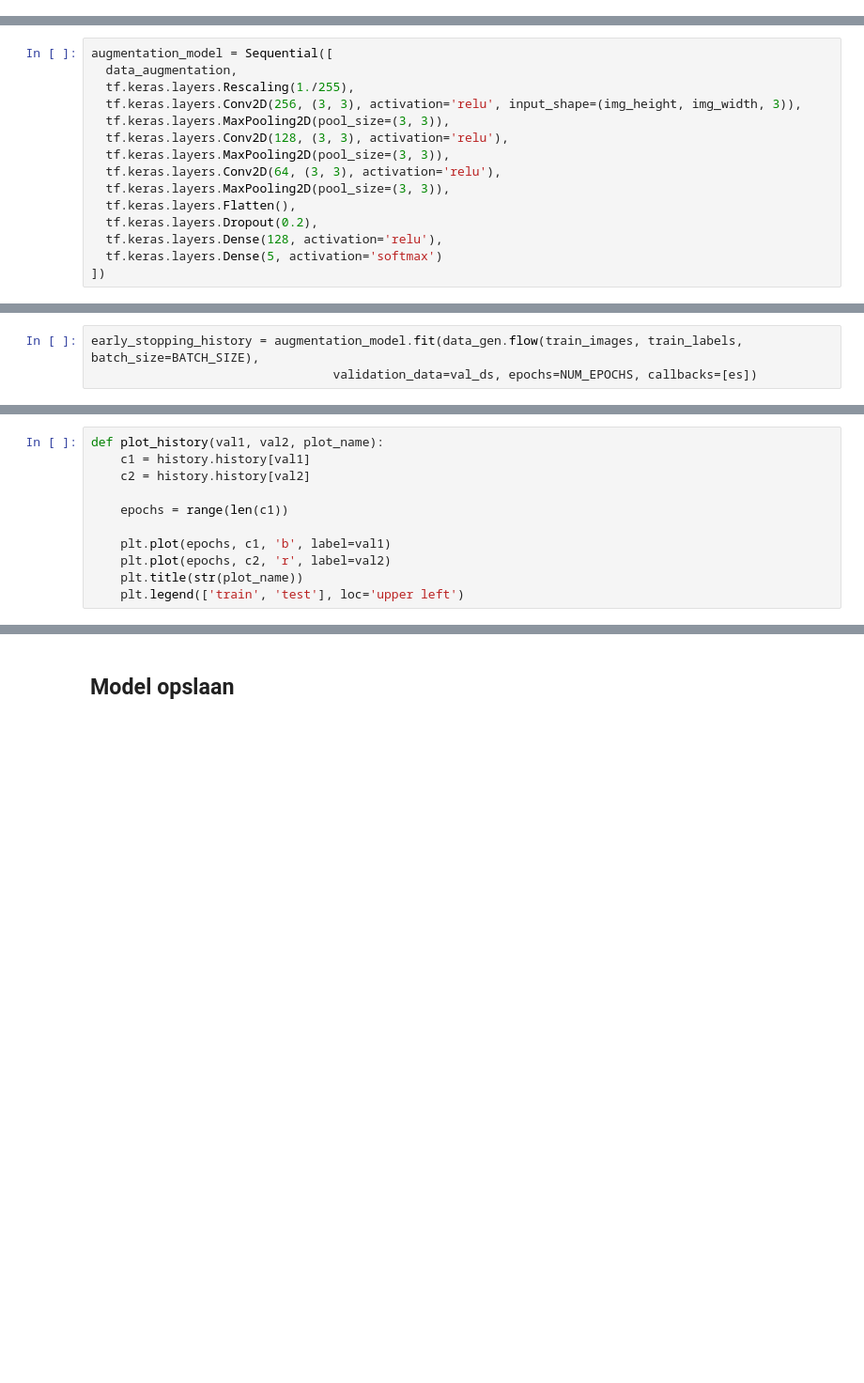
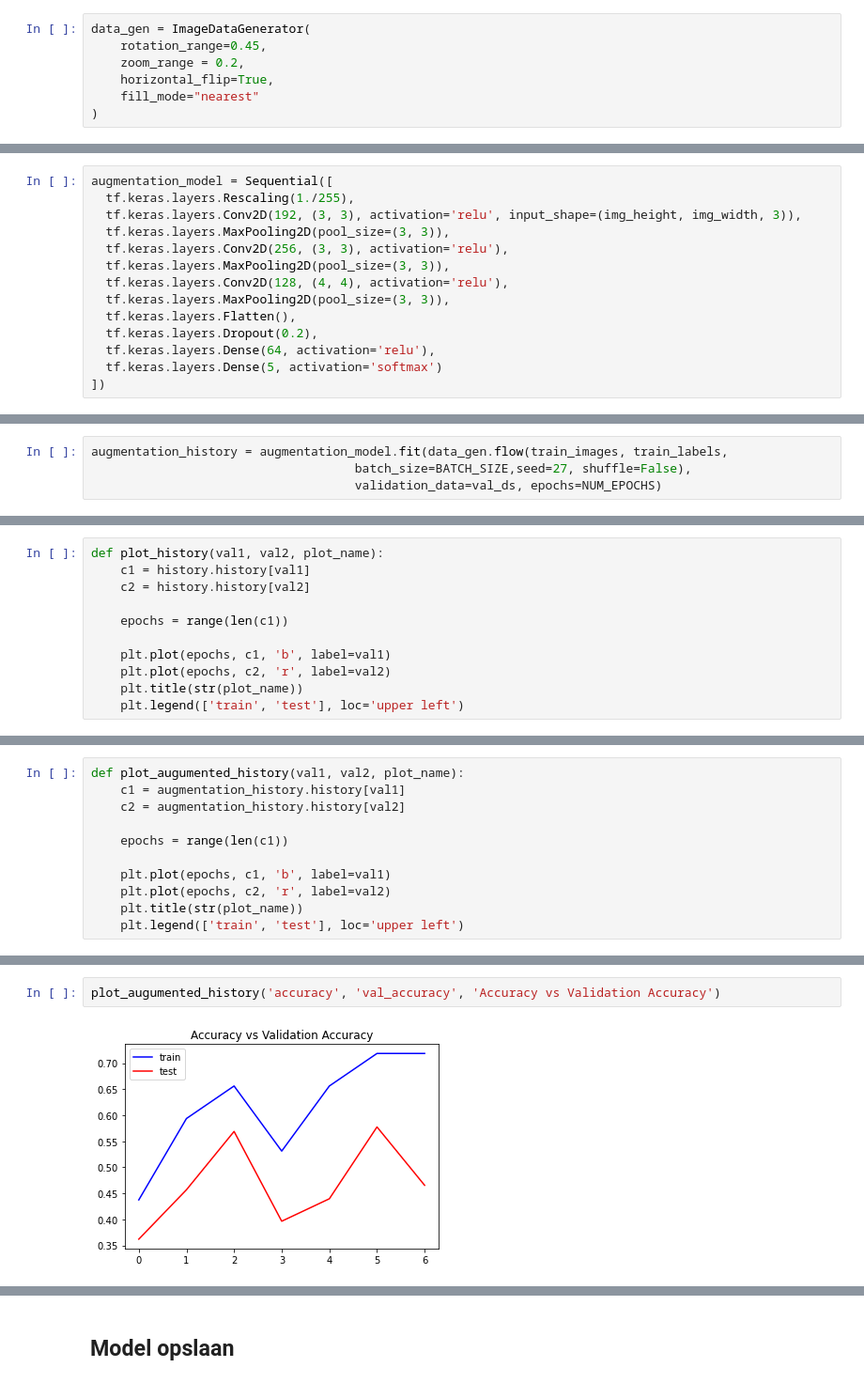
Before and after one commit to Xevro/CNN-butterfly-classification, a Jupyter notebook: HomeworkCNN.ipynb, the cells around one changed output, grey strips where cells are left out. Shown at 94% size. Cells and saved outputs as stored; diff of their text form; blank space fills up the shorter version.

```diff
--- a/HomeworkCNN.ipynb
+++ b/HomeworkCNN.ipynb
@@ -343,0 +407,7 @@ Visuele weergave data augmentatie
+# %%
+data_gen = ImageDataGenerator(
+    rotation_range=0.45,
+    zoom_range = 0.2,
+    horizontal_flip=True,
+    fill_mode="nearest"
+)
@@ -355,16 +431,15 @@ for images, _ in train_ds.take(1):
 # %%
 augmentation_model = Sequential([
-  data_augmentation,
   tf.keras.layers.Rescaling(1./255),
-  tf.keras.layers.Conv2D(256, (3, 3), activation='relu', input_shape=(img_height, img_width, 3)),
+  tf.keras.layers.Conv2D(192, (3, 3), activation='relu', input_shape=(img_height, img_width, 3)),
   tf.keras.layers.MaxPooling2D(pool_size=(3, 3)),
-  tf.keras.layers.Conv2D(128, (3, 3), activation='relu'),
+  tf.keras.layers.Conv2D(256, (3, 3), activation='relu'),
   tf.keras.layers.MaxPooling2D(pool_size=(3, 3)),
-  tf.keras.layers.Conv2D(64, (3, 3), activation='relu'),
+  tf.keras.layers.Conv2D(128, (4, 4), activation='relu'),
   tf.keras.layers.MaxPooling2D(pool_size=(3, 3)),
   tf.keras.layers.Flatten(),
   tf.keras.layers.Dropout(0.2),
-  tf.keras.layers.Dense(128, activation='relu'),
+  tf.keras.layers.Dense(64, activation='relu'),
   tf.keras.layers.Dense(5, activation='softmax')
 ])
 # %%
@@ -382,5 +451,6 @@ Too many epochs can lead to overfitting of the training dataset, whereas too few
 # %%
-early_stopping_history = augmentation_model.fit(data_gen.flow(train_images, train_labels, batch_size=BATCH_SIZE),
-                                 validation_data=val_ds, epochs=NUM_EPOCHS, callbacks=[es])
+augmentation_history = augmentation_model.fit(data_gen.flow(train_images, train_labels,
+                                    batch_size=BATCH_SIZE,seed=27, shuffle=False),
+                                    validation_data=val_ds, epochs=NUM_EPOCHS)
 # %% [output]
 Epoch 1/7
@@ -496,0 +541,11 @@ plot_history('loss', 'val_loss', 'Loss vs Validation Loss')
+# %%
+def plot_augumented_history(val1, val2, plot_name):
+    c1 = augmentation_history.history[val1]
+    c2 = augmentation_history.history[val2]
+
+    epochs = range(len(c1))
+
+    plt.plot(epochs, c1, 'b', label=val1)
+    plt.plot(epochs, c2, 'r', label=val2)
+    plt.title(str(plot_name))
+    plt.legend(['train', 'test'], loc='upper left')
@@ -496,0 +557,4 @@ plot_history('loss', 'val_loss', 'Loss vs Validation Loss')
+# %%
+plot_augumented_history('accuracy', 'val_accuracy', 'Accuracy vs Validation Accuracy')
+# %% [output]
+[figure, added]
```
Also changed, not shown: parts of 69 cells of this notebook, 11 other files.
